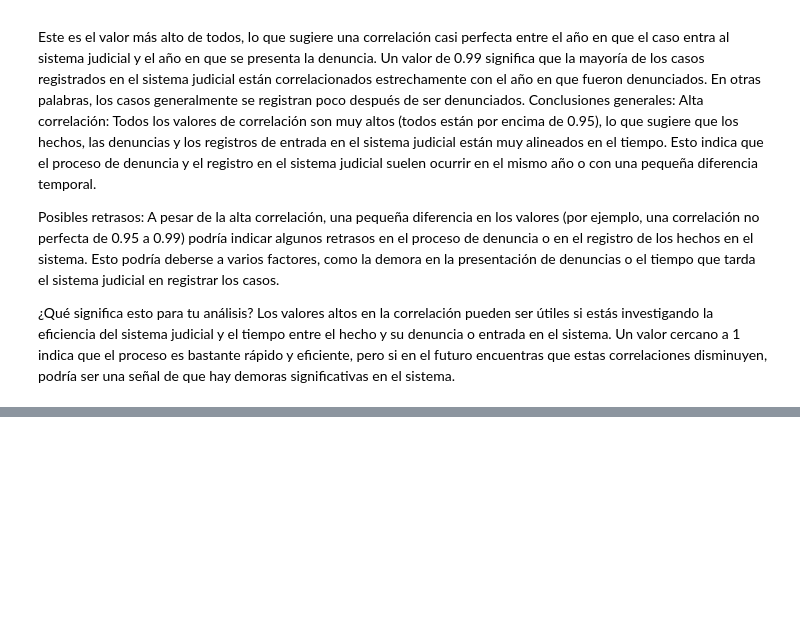
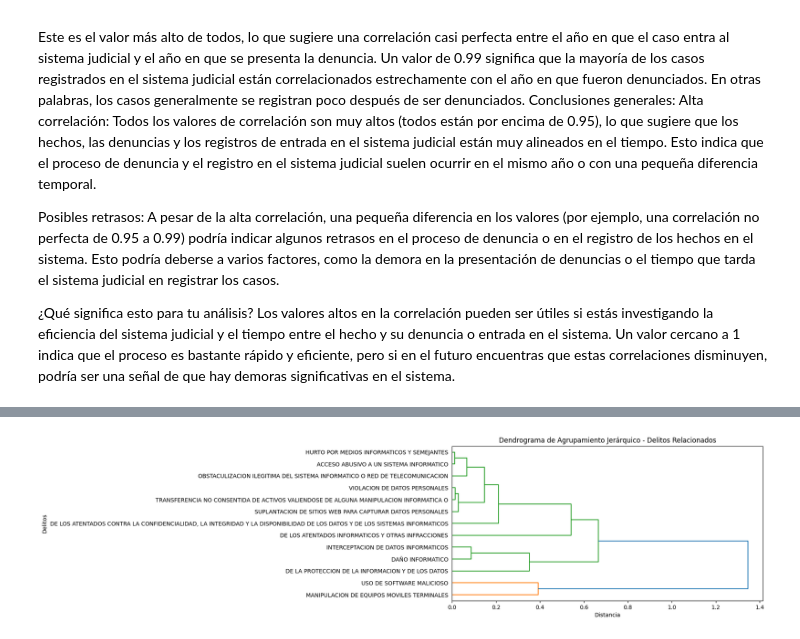
Before and after one commit to marcebm19/BOOTCAMP-1, a Jupyter notebook: Cibercriminalidad_en_Colombia.ipynb, the cells around one changed output, grey strips where cells are left out. Saved outputs shown, nothing was run; the diff lists cells and outputs as text; code cells hidden in the pictures; blank space fills up the shorter version.

```diff
--- a/Cibercriminalidad_en_Colombia.ipynb
+++ b/Cibercriminalidad_en_Colombia.ipynb
@@ -1236,3 +1292,28 @@ Los valores altos en la correlación pueden ser útiles si estás investigando l
+# %%
+df_corr = delito_pivot.corr()  # Guardar la matriz de correlación
 # %%
 # Guardar el DataFrame df_delitos4 como un archivo CSV
 df_delito4.to_csv('df_delito.csv', index=False)
+# %%
+dist_matrix = 1 - df_corr  # Convertimos la correlación en una distancia
+# %%
+# Crear el agrupamiento jerárquico
+
+from scipy.spatial.distance import squareform
+from scipy.cluster.hierarchy import linkage, dendrogram
+
+# Convertir la matriz de distancia a un vector condensado
+dist_vector = squareform(dist_matrix)
+
+# Aplicar agrupamiento jerárquico para agrupar delitos relacionados
+linkage_matrix = linkage(dist_vector, method="ward")  # Método Ward minimiza la varianza interna
+
+# Graficar el dendrograma
+plt.figure(figsize=(10, 5))
+dendrogram(linkage_matrix, labels=df_corr.index, orientation="right", leaf_rotation=0, leaf_font_size=10)
+plt.title("Dendrograma de Agrupamiento Jerárquico - Delitos Relacionados")
+plt.xlabel("Distancia")
+plt.ylabel("Delitos")
+plt.show()
+# %% [output]
+[figure, added]
```
Also changed, not shown: parts of 4 cells of this notebook.
